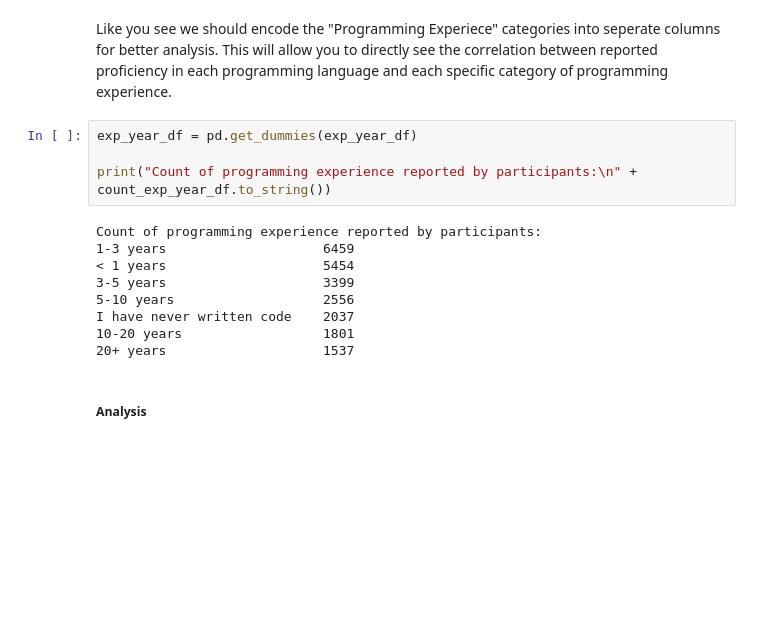
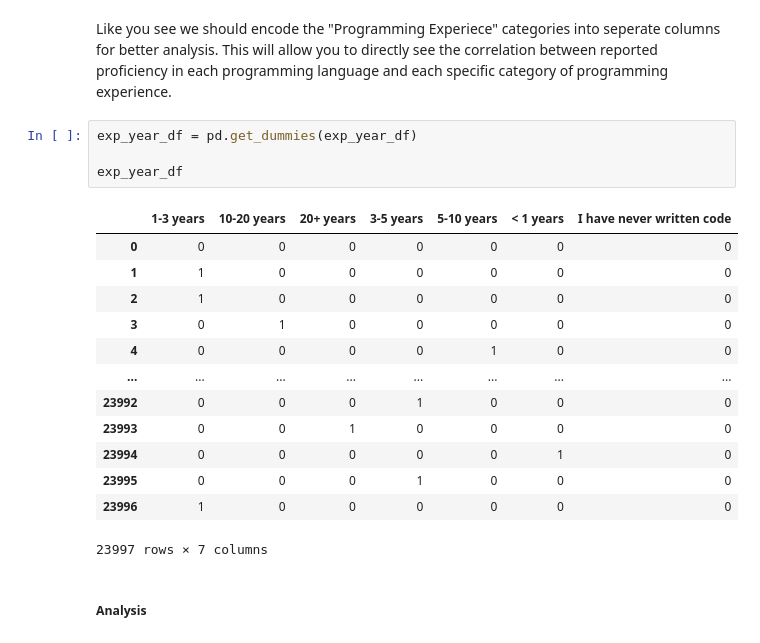
Before and after one commit to HTNam1710/P4DS_FinalProject, a Jupyter notebook: Source/Phase_02_Ask_Question_21120290.ipynb, the cells around one changed output. Drawn from its saved outputs; the diff is of its cells as text; blank space fills up the shorter version.

```diff
--- a/Source/Phase_02_Ask_Question_21120290.ipynb
+++ b/Source/Phase_02_Ask_Question_21120290.ipynb
@@ -103,17 +124,22 @@ plt.show()
 Like you see we should encode the "Programming Experiece" categories into seperate columns for better analysis. This will allow you to directly see the correlation between reported proficiency in each programming language and each specific category of programming experience.
-# %%
-exp_year_df = pd.get_dummies(exp_year_df)
-
-print("Count of programming experience reported by participants:\n" + count_exp_year_df.to_string())
-# %% [output]
-Count of programming experience reported by participants:
-1-3 years                    6459
-< 1 years                    5454
-3-5 years                    3399
-5-10 years                   2556
-I have never written code    2037
-10-20 years                  1801
-20+ years                    1537
+# %%
+exp_year_df = pd.get_dummies(exp_year_df)
+
+exp_year_df
+# %% [output]
+|  | 1-3 years | 10-20 years | 20+ years | 3-5 years | 5-10 years | < 1 years | I have never written code |
+| 0 | 0 | 0 | 0 | 0 | 0 | 0 | 0 |
+| 1 | 1 | 0 | 0 | 0 | 0 | 0 | 0 |
+| 2 | 1 | 0 | 0 | 0 | 0 | 0 | 0 |
+| 3 | 0 | 1 | 0 | 0 | 0 | 0 | 0 |
+| 4 | 0 | 0 | 0 | 0 | 1 | 0 | 0 |
+| ... | ... | ... | ... | ... | ... | ... | ... |
+| 23992 | 0 | 0 | 0 | 1 | 0 | 0 | 0 |
+| 23993 | 0 | 0 | 1 | 0 | 0 | 0 | 0 |
+| 23994 | 0 | 0 | 0 | 0 | 0 | 1 | 0 |
+| 23995 | 0 | 0 | 0 | 1 | 0 | 0 | 0 |
+| 23996 | 1 | 0 | 0 | 0 | 0 | 0 | 0 |
+23997 rows × 7 columns
 # %% [markdown]
 ##### Analysis
 # %% [markdown]
```
Also changed, not shown: parts of 28 cells of this notebook, 2 other files.
